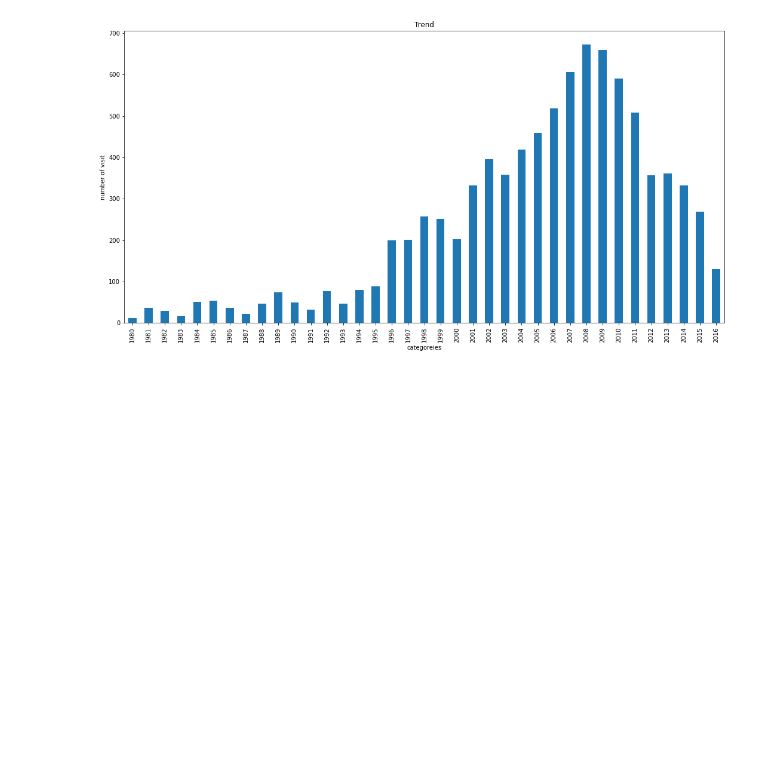
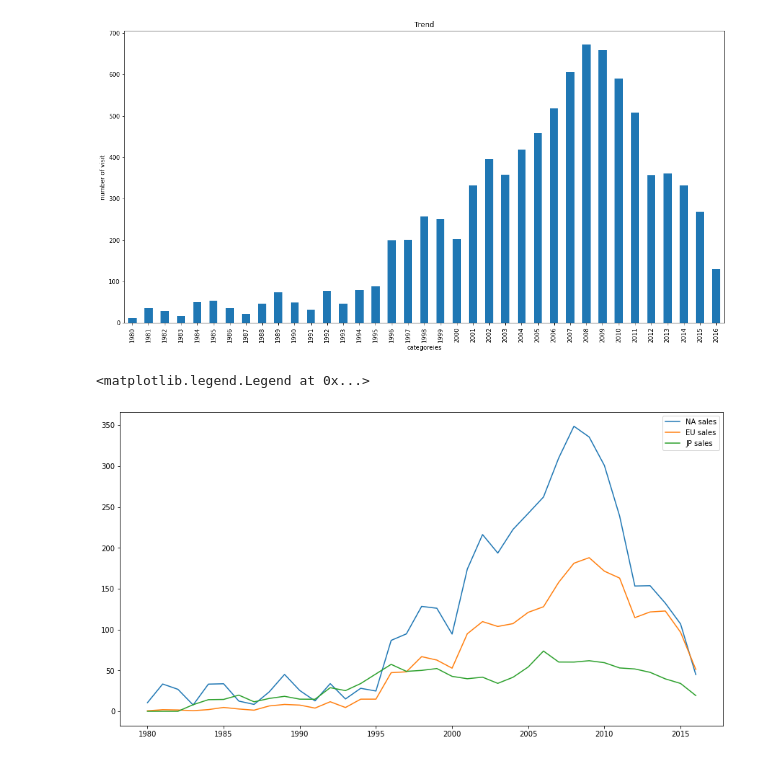
Before and after one commit to Pellys/FDSProject, a Jupyter notebook: MAIN.ipynb, the cells around one changed output. Cells and saved outputs as stored; diff of their text form; code cells hidden in the pictures; blank space fills up the shorter version.

Commit message:
global and regional sales per yer

```diff
--- a/MAIN.ipynb
+++ b/MAIN.ipynb
@@ -73,3 +73,16 @@ games_global_sales.plot.bar(figsize =(18,9),
 # %% [output]
 <AxesSubplot:title={'center':'Trend'}, xlabel='categoreies', ylabel='number of visit'>
 [figure]
+# %%
+games_NA_sales=games.groupby(["Year_of_Release"]).NA_Sales.sum()
+games_EU_sales=games.groupby(["Year_of_Release"]).EU_Sales.sum()
+games_JP_sales=games.groupby(["Year_of_Release"]).JP_Sales.sum()
+# %%
+plt.figure(figsize=(15, 8))
+plt.plot(games_NA_sales)
+plt.plot(games_EU_sales)
+plt.plot(games_JP_sales)
+plt.legend(["NA sales", "EU sales", "JP sales"])
+# %% [output]
+<matplotlib.legend.Legend at 0x...>
+[figure, added]
```
Also changed, not shown: parts of 1 cell of this notebook, 2 other files.
